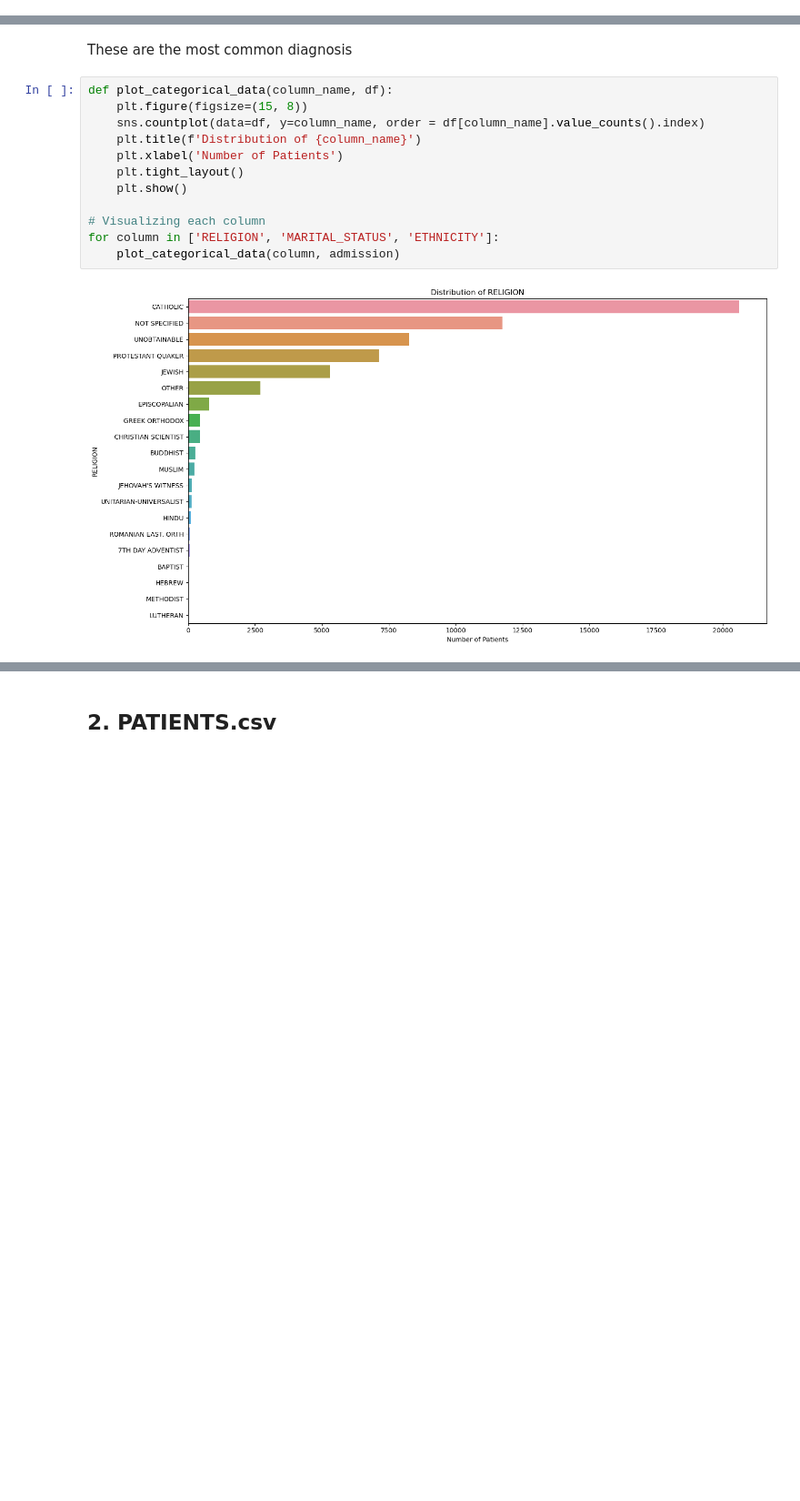
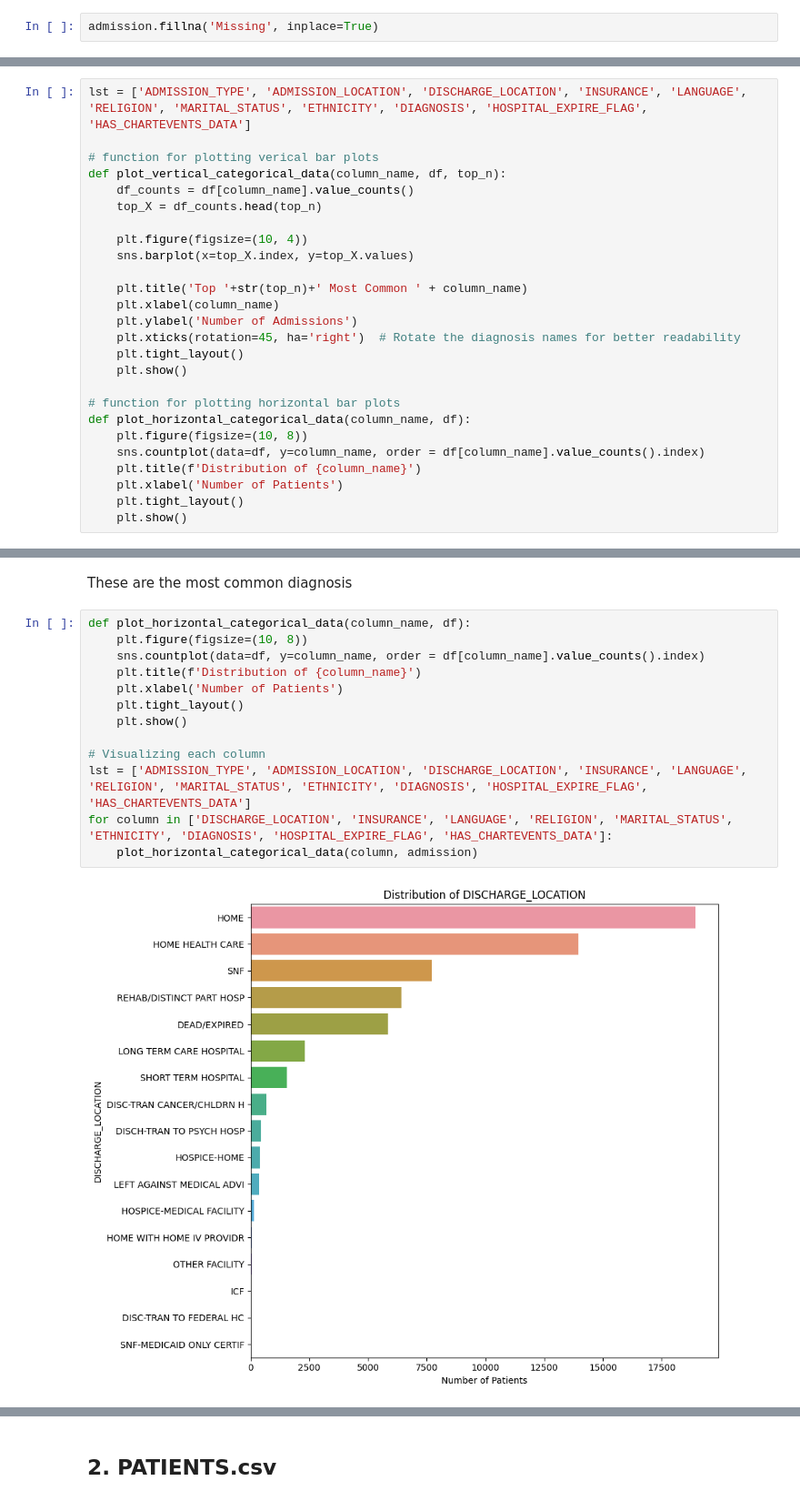
Before and after one commit to jiaminho/RPH-HAC-Prediction, a Jupyter notebook: HAC.ipynb, the cells around one changed output, grey strips where cells are left out. Shown at 91% size. Drawn from its saved outputs; the diff is of its cells as text; blank space fills up the shorter version.

```diff
--- a/HAC.ipynb
+++ b/HAC.ipynb
@@ -120,0 +120,2 @@ plt.show()
+# %%
+admission.fillna('Missing', inplace=True)
@@ -120,0 +148,26 @@ plt.show()
+# %%
+lst = ['ADMISSION_TYPE', 'ADMISSION_LOCATION', 'DISCHARGE_LOCATION', 'INSURANCE', 'LANGUAGE', 'RELIGION', 'MARITAL_STATUS', 'ETHNICITY', 'DIAGNOSIS', 'HOSPITAL_EXPIRE_FLAG', 'HAS_CHARTEVENTS_DATA']
+
+# function for plotting verical bar plots
+def plot_vertical_categorical_data(column_name, df, top_n):
+    df_counts = df[column_name].value_counts()
+    top_X = df_counts.head(top_n)
+
+    plt.figure(figsize=(10, 4))
+    sns.barplot(x=top_X.index, y=top_X.values)
+
+    plt.title('Top '+str(top_n)+' Most Common ' + column_name)
+    plt.xlabel(column_name)
+    plt.ylabel('Number of Admissions')
+    plt.xticks(rotation=45, ha='right')  # Rotate the diagnosis names for better readability
+    plt.tight_layout()
+    plt.show()
+
+# function for plotting horizontal bar plots
+def plot_horizontal_categorical_data(column_name, df):
+    plt.figure(figsize=(10, 8))
+    sns.countplot(data=df, y=column_name, order = df[column_name].value_counts().index)
+    plt.title(f'Distribution of {column_name}')
+    plt.xlabel('Number of Patients')
+    plt.tight_layout()
+    plt.show()
@@ -121,16 +178,17 @@ plt.show()
 # %% [markdown]
 These are the most common diagnosis
 # %%
-def plot_categorical_data(column_name, df):
-    plt.figure(figsize=(15, 8))
+def plot_horizontal_categorical_data(column_name, df):
+    plt.figure(figsize=(10, 8))
     sns.countplot(data=df, y=column_name, order = df[column_name].value_counts().index)
     plt.title(f'Distribution of {column_name}')
     plt.xlabel('Number of Patients')
     plt.tight_layout()
     plt.show()
 
 # Visualizing each column
-for column in ['RELIGION', 'MARITAL_STATUS', 'ETHNICITY']:
-    plot_categorical_data(column, admission)
+lst = ['ADMISSION_TYPE', 'ADMISSION_LOCATION', 'DISCHARGE_LOCATION', 'INSURANCE', 'LANGUAGE', 'RELIGION', 'MARITAL_STATUS', 'ETHNICITY', 'DIAGNOSIS', 'HOSPITAL_EXPIRE_FLAG', 'HAS_CHARTEVENTS_DATA']
+for column in ['DISCHARGE_LOCATION', 'INSURANCE', 'LANGUAGE', 'RELIGION', 'MARITAL_STATUS', 'ETHNICITY', 'DIAGNOSIS', 'HOSPITAL_EXPIRE_FLAG', 'HAS_CHARTEVENTS_DATA']:
+    plot_horizontal_categorical_data(column, admission)
 # %% [output]
-[figure, old version]
+[figure, new version]
```
Also changed, not shown: parts of 13 cells of this notebook.
